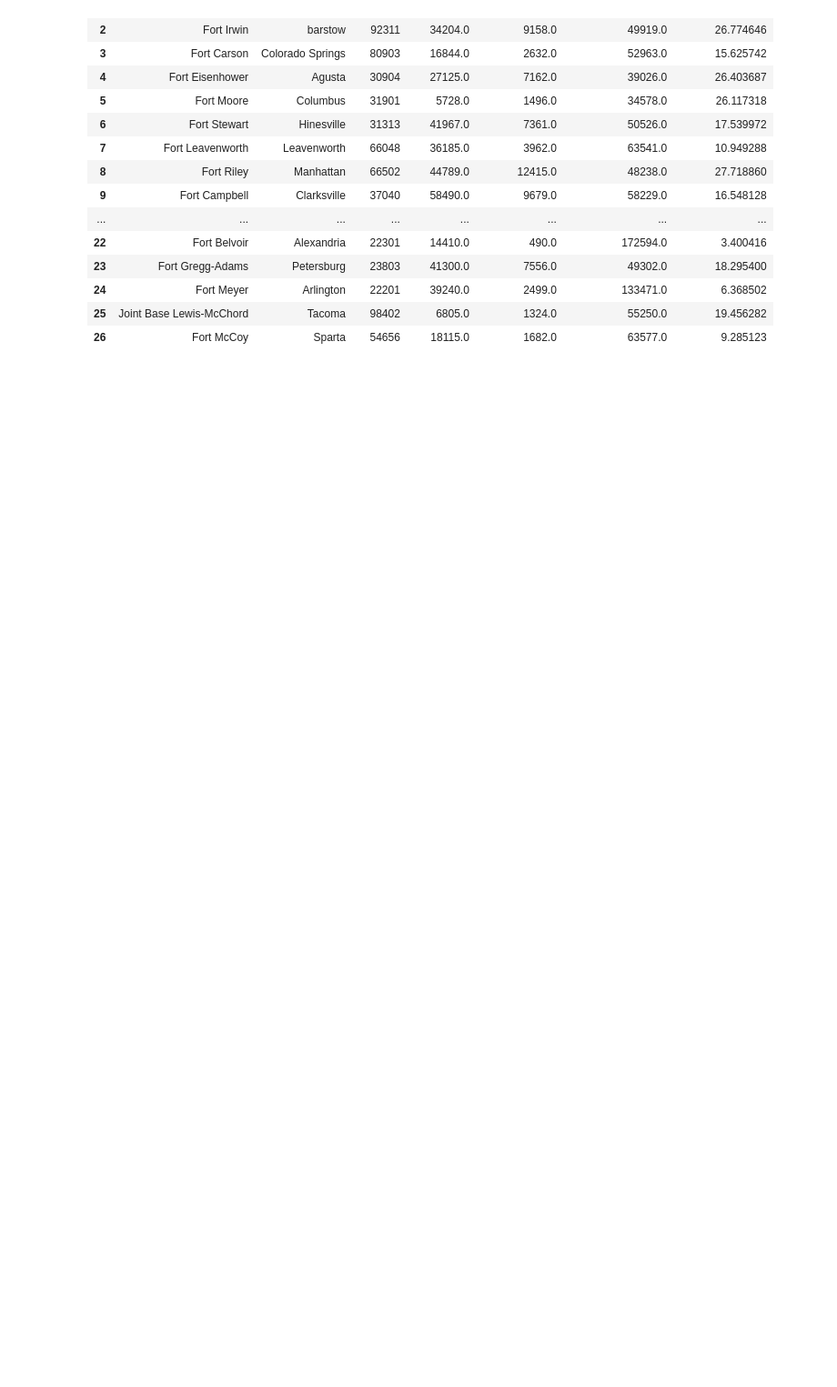
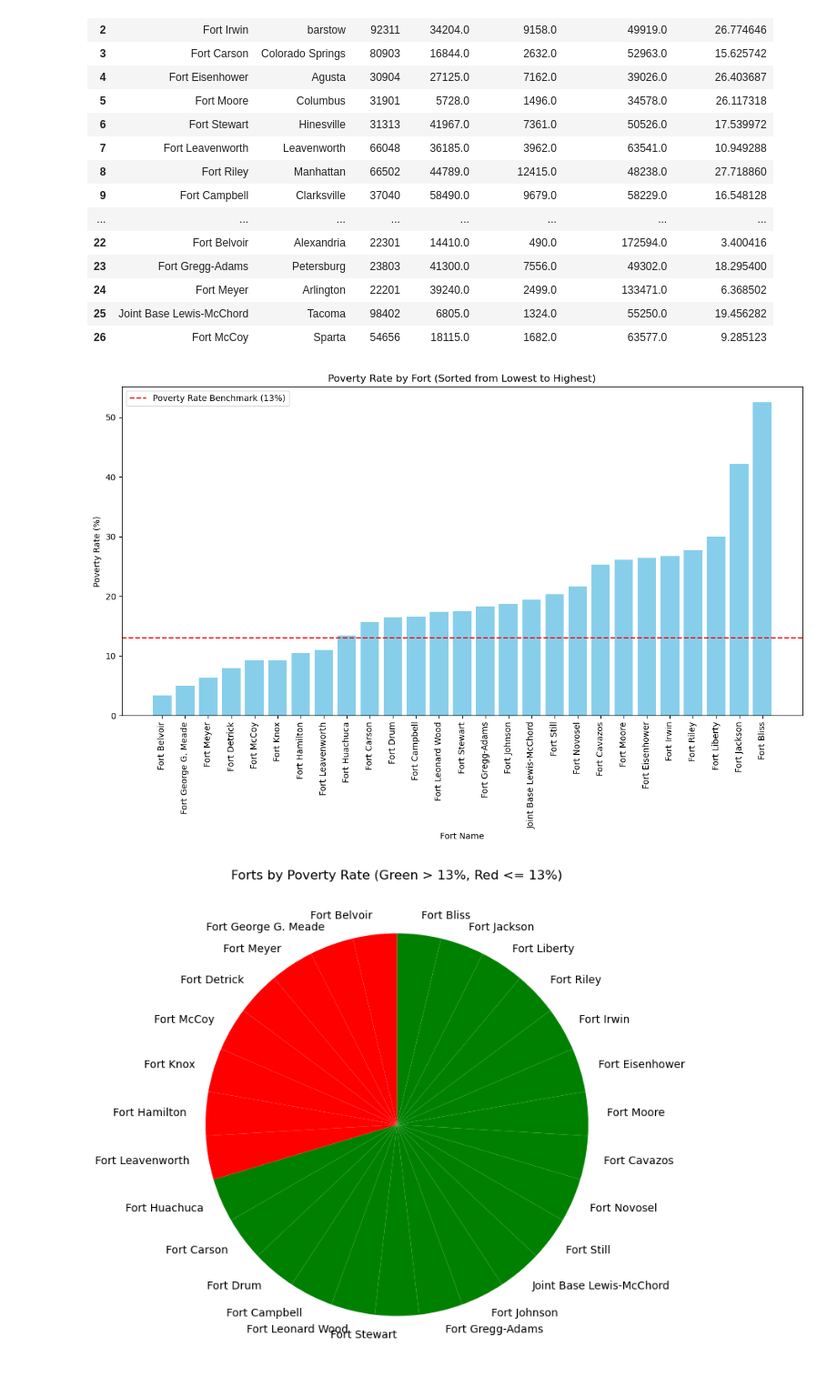
Before and after one commit to snystrom-github/Group8_Project1, a Jupyter notebook: Project_File_Final.ipynb, the cells around one changed output. Shown: that part at 91% size. Cells and saved outputs as stored; diff of their text form; code cells hidden in the pictures; blank space fills up the shorter version.

```diff
--- a/Project_File_Final.ipynb
+++ b/Project_File_Final.ipynb
@@ -214,3 +214,74 @@ census_pd
 | 26 | Fort McCoy | Sparta | 54656 | 18115.0 | 1682.0 | 63577.0 | 9.285123 |
 # %%
 census_pd.to_excel('census_data.xlsx', index=True)
+# %%
+# Bar Graph
+
+import matplotlib.pyplot as plt
+import pandas as pd
+
+# Re-creating the "census_pd" DataFrame
+data = {
+    'Name': ['Fort Novosel', 'Fort Huachuca', 'Fort Irwin', 'Fort Carson', 'Fort Eisenhower',
+             'Fort Moore', 'Fort Stewart', 'Fort Leavenworth', 'Fort Riley', 'Fort Campbell',
+             'Fort Knox', 'Fort Johnson', 'Fort Detrick', 'Fort George G. Meade', 'Fort Leonard Wood',
+             'Fort Drum', 'Fort Hamilton', 'Fort Liberty', 'Fort Still', 'Fort Jackson',
+             'Fort Bliss', 'Fort Cavazos', 'Fort Belvoir', 'Fort Gregg-Adams', 'Fort Meyer',
+             'Joint Base Lewis-McChord', 'Fort McCoy'],
+    'Poverty Rate (%)': [21.62, 13.47, 26.77, 15.63, 26.40,
+                         26.12, 17.54, 10.95, 27.72, 16.55,
+                         9.30, 18.70, 7.96, 4.96, 17.36,
+                         16.48, 10.51, 30.03, 20.36, 42.16,
+                         52.52, 25.27, 3.40, 18.30, 6.37,
+                         19.46, 9.29]
+}
+
+census_pd = pd.DataFrame(data)
+
+# Sorting the DataFrame by poverty rate in ascending order for the bar chart
+census_pd_sorted_bar = census_pd.sort_values(by='Poverty Rate (%)')
+
+# Plotting the bar chart with sorted poverty rates
+plt.figure(figsize=(12, 8))
+plt.bar(census_pd_sorted_bar['Name'], census_pd_sorted_bar['Poverty Rate (%)'], color='skyblue')
+plt.axhline(y=13, color='red', linestyle='--', linewidth=1.5, label="Poverty Rate Benchmark (13%)")
+plt.xticks(rotation=90)
+plt.xlabel("Fort Name")
+plt.ylabel("Poverty Rate (%)")
+plt.title("Poverty Rate by Fort (Sorted from Lowest to Highest)")
+plt.legend()
+plt.tight_layout()
+plt.show()
+
+# Pie Chart
+
+import matplotlib.pyplot as plt
+import pandas as pd
+# Sample data representing the "census_pd" DataFrame
+data = {
+    'Name': ['Fort Novosel', 'Fort Huachuca', 'Fort Irwin', 'Fort Carson', 'Fort Eisenhower',
+             'Fort Moore', 'Fort Stewart', 'Fort Leavenworth', 'Fort Riley', 'Fort Campbell',
+             'Fort Knox', 'Fort Johnson', 'Fort Detrick', 'Fort George G. Meade', 'Fort Leonard Wood',
+             'Fort Drum', 'Fort Hamilton', 'Fort Liberty', 'Fort Still', 'Fort Jackson',
+             'Fort Bliss', 'Fort Cavazos', 'Fort Belvoir', 'Fort Gregg-Adams', 'Fort Meyer',
+             'Joint Base Lewis-McChord', 'Fort McCoy'],
+    'Poverty Rate (%)': [21.62, 13.47, 26.77, 15.63, 26.40,
+                         26.12, 17.54, 10.95, 27.72, 16.55,
+                         9.30, 18.70, 7.96, 4.96, 17.36,
+                         16.48, 10.51, 30.03, 20.36, 42.16,
+                         52.52, 25.27, 3.40, 18.30, 6.37,
+                         19.46, 9.29]
+}
+census_pd = pd.DataFrame(data)
+# Sorting data by the poverty rate to group the colors (green for >13%, red for <=13%)
+census_pd_sorted = census_pd.sort_values(by='Poverty Rate (%)', ascending=False)
+# Reassign colors after sorting
+sorted_colors = ['green' if rate > 13 else 'red' for rate in census_pd_sorted['Poverty Rate (%)']]
+# Plotting the pie chart with grouped colors
+plt.figure(figsize=(10, 8))
+plt.pie([1]*len(census_pd_sorted), labels=census_pd_sorted['Name'], colors=sorted_colors, startangle=90, counterclock=False)
+plt.title("Forts by Poverty Rate (Green > 13%, Red <= 13%)")
+plt.show()
+# %% [output]
+[figure, added]
+[figure, added]
```
Also changed, not shown: parts of 1 cell of this notebook, 9 other files.
